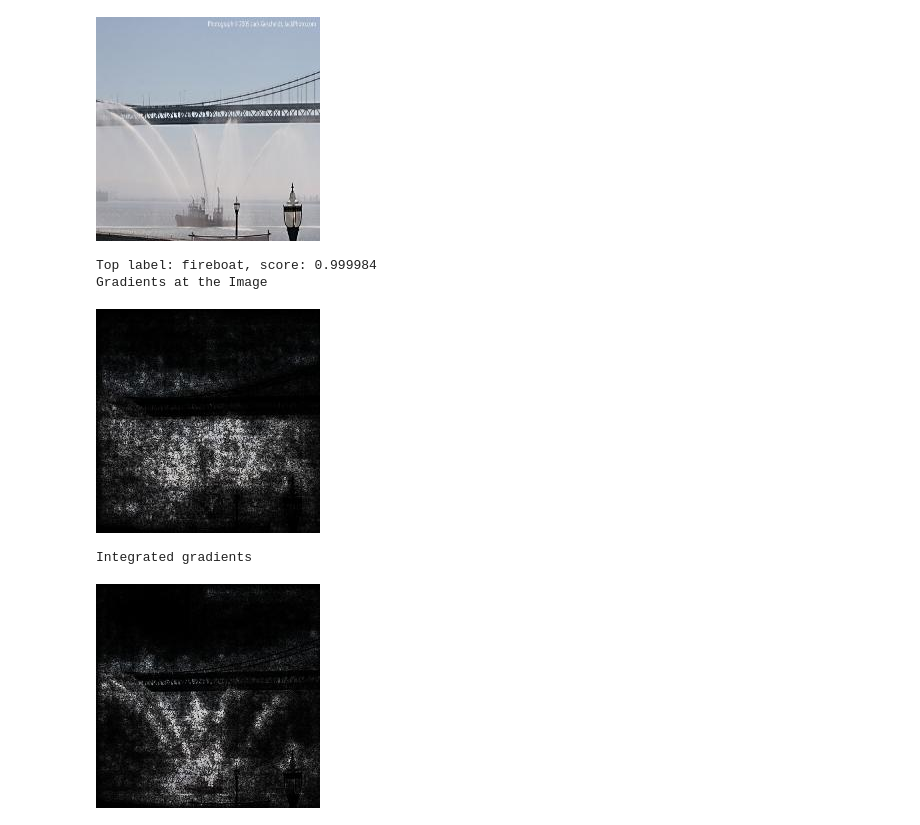
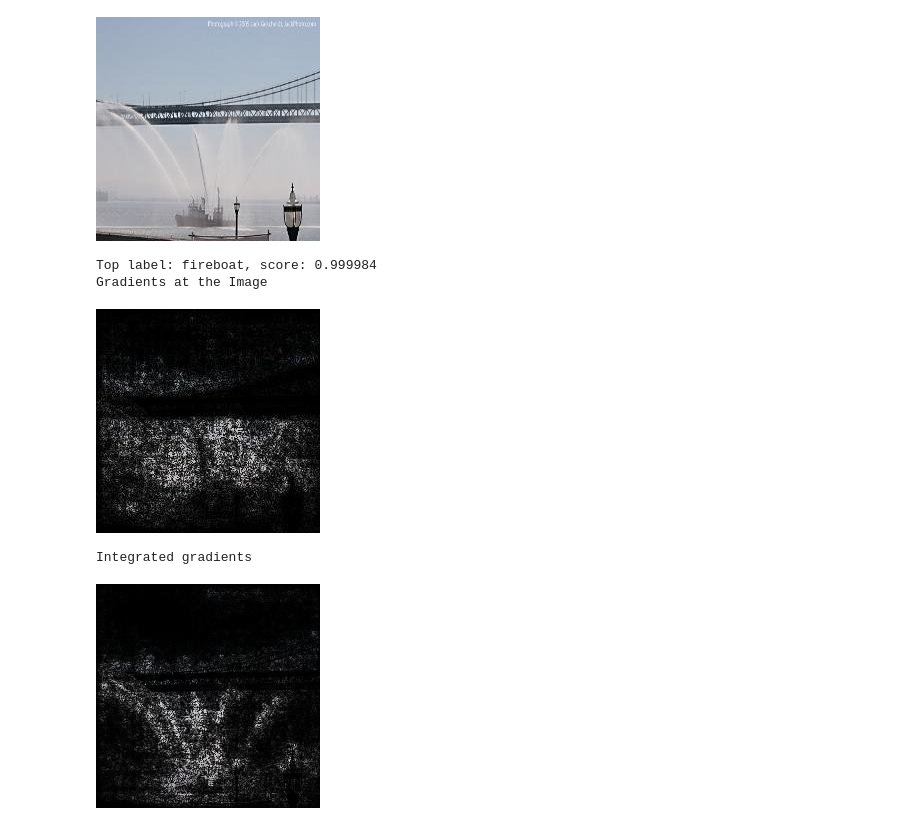
Before and after one commit to ankurtaly/Integrated-Gradients, a Jupyter notebook: attributions.ipynb, the cells around one changed output. Drawn from its saved outputs; the diff is of its cells as text; code cells hidden in the pictures.

Commit message:
added overlay visualization method

```diff
--- a/attributions.ipynb
+++ b/attributions.ipynb
@@ -127,21 +160,21 @@ show_img(pil_img(img))
 # %%
 # Determine top label and score.
 top_label, score = top_label_and_score(img)
 print "Top label: %s, score: %f" % (top_label, score)
 
 # Compute attributions based on just the gradients.
 grads_attrs = gradients(img, top_label)
 print "Gradients at the Image"
-visualize_attrs(img, grads_attrs)
+visualize_attrs_windowing(img, grads_attrs)
 
 # Compute attributions based on the integrated gradients
 # method.
 intgrads_attrs = integrated_gradients(img, top_label)
 print "Integrated gradients"
-visualize_attrs(img, intgrads_attrs)
+visualize_attrs_windowing(img, intgrads_attrs)
 # %% [output]
 Top label: fireboat, score: 0.999984
 Gradients at the Image
-[figure, old version]
+[figure, new version]
 Integrated gradients
-[figure, old version]
+[figure, new version]
```
Also changed, not shown: parts of 2 cells of this notebook.
